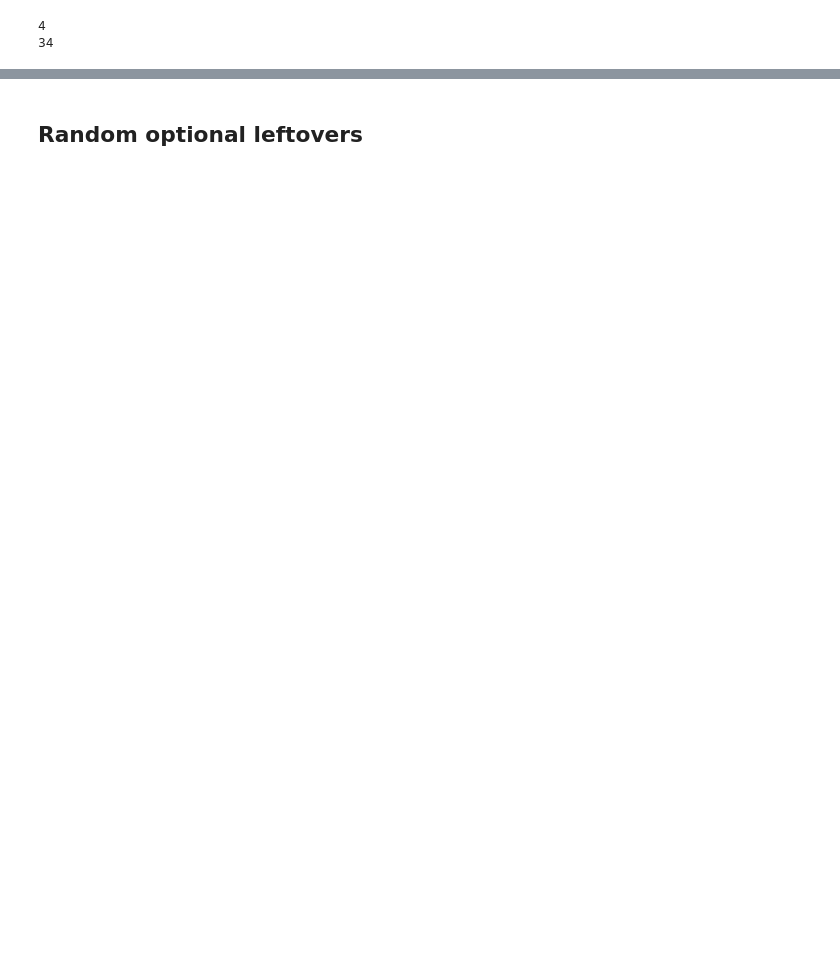
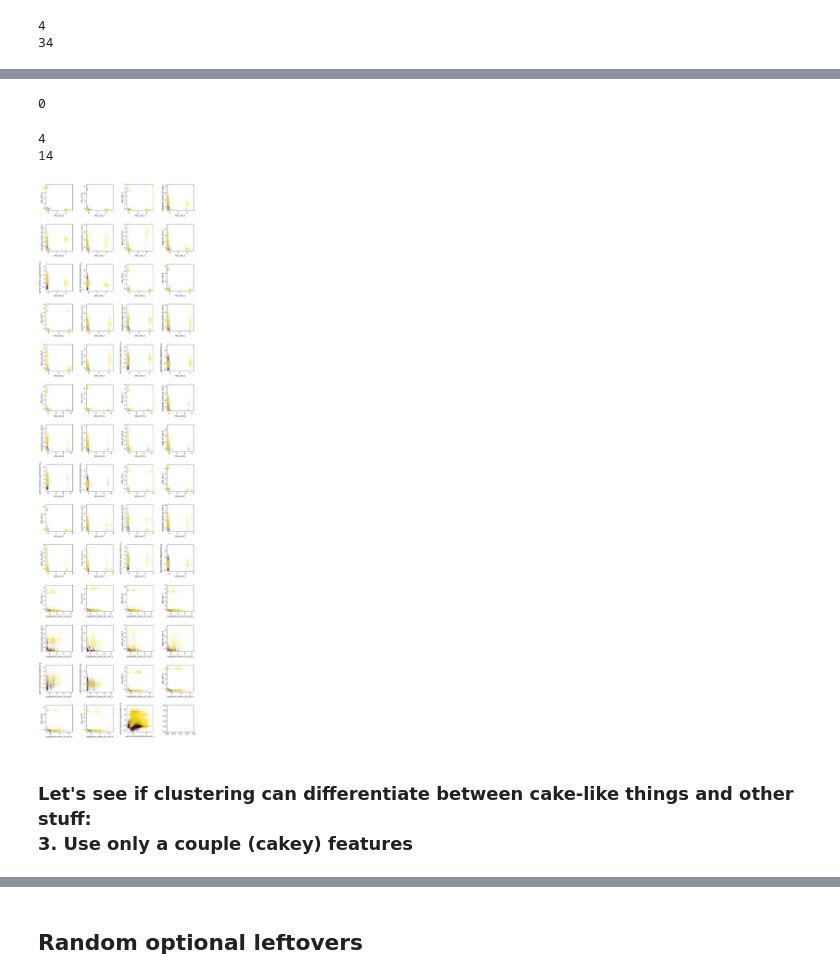
Before and after one commit to bkotryna/Allrecipes, a Jupyter notebook: ml.ipynb, the cells around one changed output, grey strips where cells are left out. Cells and saved outputs as stored; diff of their text form; code cells hidden in the pictures; blank space fills up the shorter version.

```diff
--- a/ml.ipynb
+++ b/ml.ipynb
@@ -1325,0 +1674,11 @@ plt.show()
+# %%
+# which cluster is dominating
+
+if df_for_cake_clust['cluster_label'].sum() <= (len(df_for_cake_clust['cluster_label']) / 2):
+    dominant_cluster = 0
+else:
+    dominant_cluster = 1
+
+print(dominant_cluster)
+# %% [output]
+0
@@ -1325,0 +1689,67 @@ plt.show()
+# %%
+# set up subplot numbers for plt
+
+n_plots_per_row = 4
+print(n_plots_per_row)
+
+# number of columns = n_plots / n_plots_per_row and round up
+n_plot_columns = n_plots // n_plots_per_row + (n_plots % n_plots_per_row > 0)
+print(n_plot_columns)
+# %% [output]
+4
+14
+# %%
+# get plotting
+
+fig, axs = plt.subplots(n_plot_columns, n_plots_per_row, figsize=(3*n_plots_per_row, 3*n_plot_columns), facecolor='w', edgecolor='k')
+fig.subplots_adjust(hspace=0.5, wspace=0.7)
+
+axs = axs.ravel()
+
+import matplotlib.pyplot as plt
+
+
+axis_i = 0
+# loop over columns
+for col1 in columns_to_plot:
+    x = df_for_cake_clust[col1].tolist()
+
+    for col2 in columns_to_plot:
+        if col2 != col1:
+            y = df_for_cake_clust[col2].tolist()
+
+            classes = df_for_cake_clust['cluster_label'].tolist()
+
+            unique = list(set(classes))
+            colors = [plt.cm.viridis(float(i)/max(unique)) for i in unique]
+            for i, u in enumerate(unique):
+                xi = [x[j] for j  in range(len(x)) if classes[j] == u]
+                yi = [y[j] for j  in range(len(x)) if classes[j] == u]
+
+                # adjust transparency: make the dominant cluster more transparent
+                # (Ig fishy, but else can be hard to see)
+                if u == dominant_cluster:
+                    alpha = 0.01
+                else:
+                    alpha = 0.05
+                axs[axis_i].scatter(xi, yi, color=colors[i], label=f'cluster_label = {str(u)}', alpha=alpha)
+
+                axs[axis_i].set_xlabel(f'{col1}')
+                axs[axis_i].set_ylabel(f'{col2}')
+                # plt.legend(bbox_to_anchor=(1.4, 1))
+
+                # show legend for the last plot - how??
+                # if axis_i == (n_plots - 1):
+
+
+            # don't want to overshoot, otherwise jupyter shows an unsightly error
+            # (that doesn't actually do anything bad, just doesn't look nice)
+            if axis_i < (n_plots - 1):
+                axis_i += 1
+
+plt.tight_layout()
+plt.show()
+# %% [output]
+[figure, added]
+# %% [markdown]
+### Let's see if clustering can differentiate between cake-like things and other stuff:<br>3. Use only a couple (cakey) features
```
Also changed, not shown: parts of 70 cells of this notebook.
